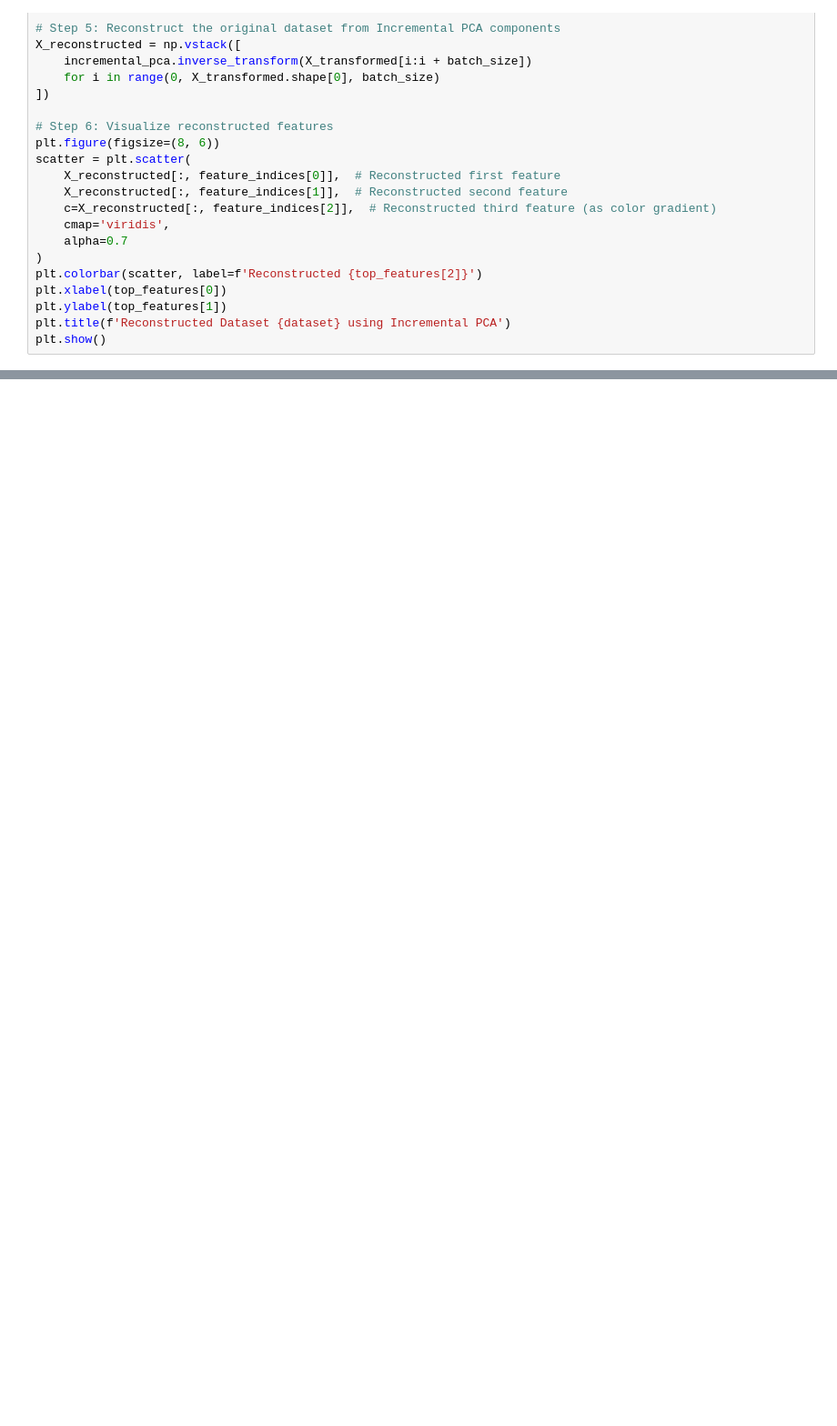
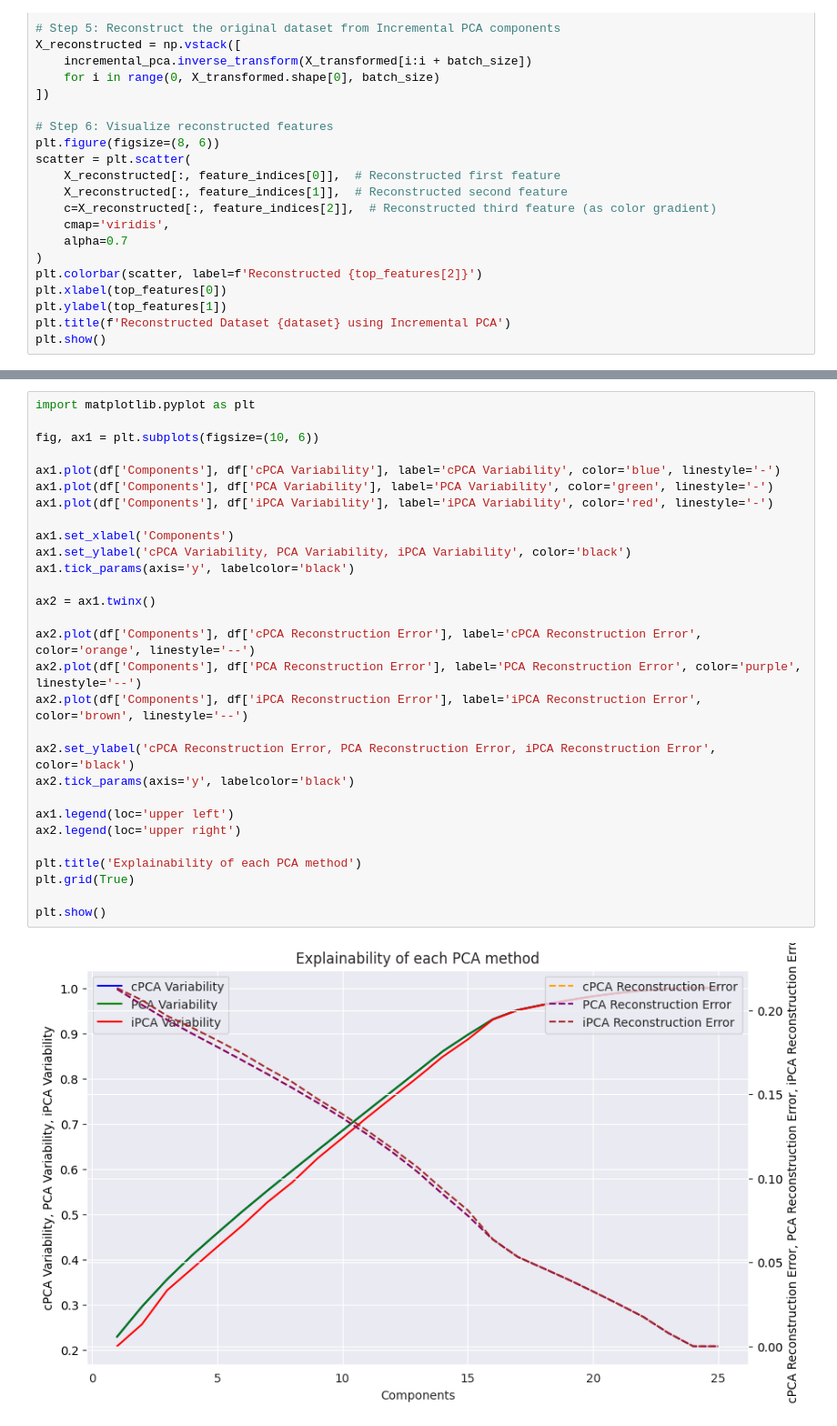
Before and after one commit to XavierQuerol/Dimensionality-Reduction-and-Visualization, a Jupyter notebook: testing_bernat.ipynb, the cells around one changed output, grey strips where cells are left out. Shown: that part at 91% size. Cells and saved outputs as stored; diff of their text form; blank space fills up the shorter version.

```diff
--- a/testing_bernat.ipynb
+++ b/testing_bernat.ipynb
@@ -225,0 +274,31 @@ compare_pca_models(ds)
+# %%
+import matplotlib.pyplot as plt
+
+fig, ax1 = plt.subplots(figsize=(10, 6))
+
+ax1.plot(df['Components'], df['cPCA Variability'], label='cPCA Variability', color='blue', linestyle='-')
+ax1.plot(df['Components'], df['PCA Variability'], label='PCA Variability', color='green', linestyle='-')
+ax1.plot(df['Components'], df['iPCA Variability'], label='iPCA Variability', color='red', linestyle='-')
+
+ax1.set_xlabel('Components')
+ax1.set_ylabel('cPCA Variability, PCA Variability, iPCA Variability', color='black')
+ax1.tick_params(axis='y', labelcolor='black')
+
+ax2 = ax1.twinx()
+
+ax2.plot(df['Components'], df['cPCA Reconstruction Error'], label='cPCA Reconstruction Error', color='orange', linestyle='--')
+ax2.plot(df['Components'], df['PCA Reconstruction Error'], label='PCA Reconstruction Error', color='purple', linestyle='--')
+ax2.plot(df['Components'], df['iPCA Reconstruction Error'], label='iPCA Reconstruction Error', color='brown', linestyle='--')
+
+ax2.set_ylabel('cPCA Reconstruction Error, PCA Reconstruction Error, iPCA Reconstruction Error', color='black')
+ax2.tick_params(axis='y', labelcolor='black')
+
+ax1.legend(loc='upper left')
+ax2.legend(loc='upper right')
+
+plt.title('Explainability of each PCA method')
+plt.grid(True)
+
+plt.show()
+# %% [output]
+[figure, added]
```
Also changed, not shown: parts of 2 cells of this notebook, 1 other file.
